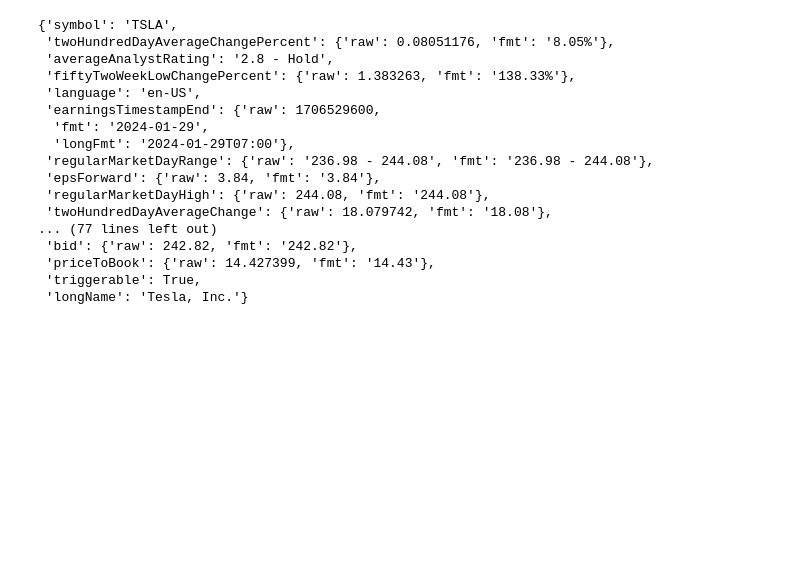
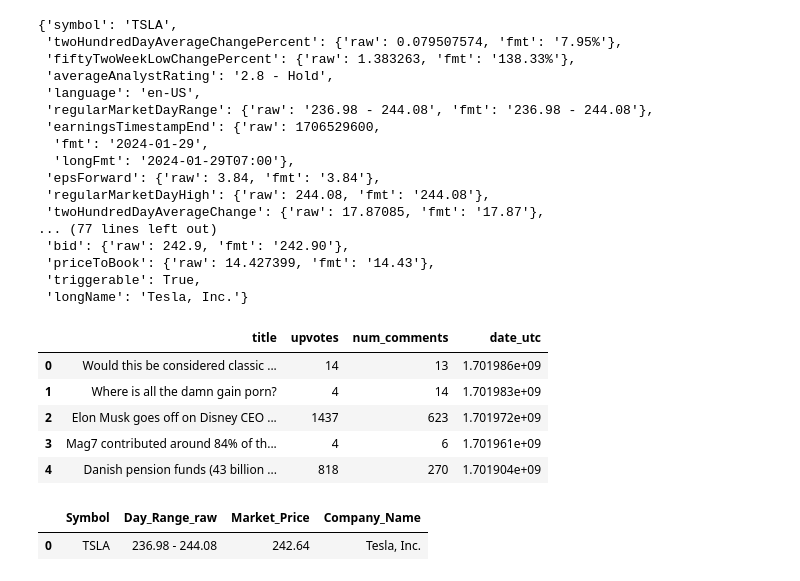
Before and after one commit to AprilHolmes7825/Project_1, a Jupyter notebook: Reddit_data_pull.ipynb, the cells around one changed output. Drawn from its saved outputs; the diff is of its cells as text; code cells hidden in the pictures; blank space fills up the shorter version.

Commit message:
data frames added

```diff
--- a/Reddit_data_pull.ipynb
+++ b/Reddit_data_pull.ipynb
@@ -53,24 +54,24 @@ headers = {
 
 # token1 = str(response.json())
 #json.dumps(token1, indent=4, sort_keys=True)
-response = requests.get(url, headers=headers).json()
-response
+yahoo_response = requests.get(url, headers=headers).json()
+yahoo_response
 # print(json.dumps(data, indent=4, sort_keys=True))
 # %% [output]
 {'symbol': 'TSLA',
- 'twoHundredDayAverageChangePercent': {'raw': 0.08051176, 'fmt': '8.05%'},
+ 'twoHundredDayAverageChangePercent': {'raw': 0.079507574, 'fmt': '7.95%'},
+ 'fiftyTwoWeekLowChangePercent': {'raw': 1.383263, 'fmt': '138.33%'},
  'averageAnalystRating': '2.8 - Hold',
- 'fiftyTwoWeekLowChangePercent': {'raw': 1.383263, 'fmt': '138.33%'},
  'language': 'en-US',
+ 'regularMarketDayRange': {'raw': '236.98 - 244.08', 'fmt': '236.98 - 244.08'},
  'earningsTimestampEnd': {'raw': 1706529600,
   'fmt': '2024-01-29',
   'longFmt': '2024-01-29T07:00'},
- 'regularMarketDayRange': {'raw': '236.98 - 244.08', 'fmt': '236.98 - 244.08'},
  'epsForward': {'raw': 3.84, 'fmt': '3.84'},
  'regularMarketDayHigh': {'raw': 244.08, 'fmt': '244.08'},
- 'twoHundredDayAverageChange': {'raw': 18.079742, 'fmt': '18.08'},
+ 'twoHundredDayAverageChange': {'raw': 17.87085, 'fmt': '17.87'},
 ... (77 lines left out)
- 'bid': {'raw': 242.82, 'fmt': '242.82'},
+ 'bid': {'raw': 242.9, 'fmt': '242.90'},
  'priceToBook': {'raw': 14.427399, 'fmt': '14.43'},
  'triggerable': True,
  'longName': 'Tesla, Inc.'}
@@ -80,30 +81,53 @@ secret_key = 'CvyjdJVmQWuiMAaOqsIC1wCHv4RqlA'
 import requests
 import praw
 auth = requests.auth.HTTPBasicAuth(CLIENT_ID,secret_key)
 data = {
     'grant_type': 'password',
     'username': 'Datahydration',
     'password': 'Br3Yp$F93s-%!pb'
 }
 headers = {'User-Agent': 'redditapi/1'}
 res = requests.post('https://www.reddit.com/api/v1/access_token',
                     auth=auth, data=data, headers=headers)
 token12 = res.json()['access_token']
 headers = {**headers, **{'Authorization': f'bearer {token12}'}}
 headers
 requests.get('https://oauth.reddit.com/api/v1/me', headers=headers)
 
 reddit_posts = []
 reddit = praw.Reddit(
     client_id=CLIENT_ID,
     client_secret=secret_key,
     password = data['password'],
     user_agent=f"testscript by u/{data['username']}",
     username = data['username'],
 )
 for submission in reddit.subreddit("wallstreetbets").search("Tesla", limit=10, sort="new"):
 
     reddit_posts.append({"title": submission.title,
                          "upvotes": submission.score,
                          "num_comments": submission.num_comments,
                          "date_utc": submission.created_utc})
+
+reddit_df = pd.DataFrame(reddit_posts)
+reddit_df.head()
+# %% [output]
+|  | title | upvotes | num_comments | date_utc |
+| 0 | Would this be considered classic ... | 14 | 13 | 1.701986e+09 |
+| 1 | Where is all the damn gain porn? | 4 | 14 | 1.701983e+09 |
+| 2 | Elon Musk goes off on Disney CEO ... | 1437 | 623 | 1.701972e+09 |
+| 3 | Mag7 contributed around 84% of th... | 4 | 6 | 1.701961e+09 |
+| 4 | Danish pension funds (43 billion ... | 818 | 270 | 1.701904e+09 |
+# %%
+yahoo_finance = []
+
+yahoo_finance.append({"Symbol": yahoo_response["symbol"],
+                        "Day_Range_raw": yahoo_response["regularMarketDayRange"]["raw"],
+                        "Market_Price": yahoo_response["regularMarketPrice"]["raw"],
+                        "Company_Name": yahoo_response["longName"]})
+
+yahoo_finance_df = pd.DataFrame(yahoo_finance)
+yahoo_finance_df.head()
+# %% [output]
+|  | Symbol | Day_Range_raw | Market_Price | Company_Name |
+| 0 | TSLA | 236.98 - 244.08 | 242.64 | Tesla, Inc. |
```
Also changed, not shown: parts of 1 cell of this notebook.
